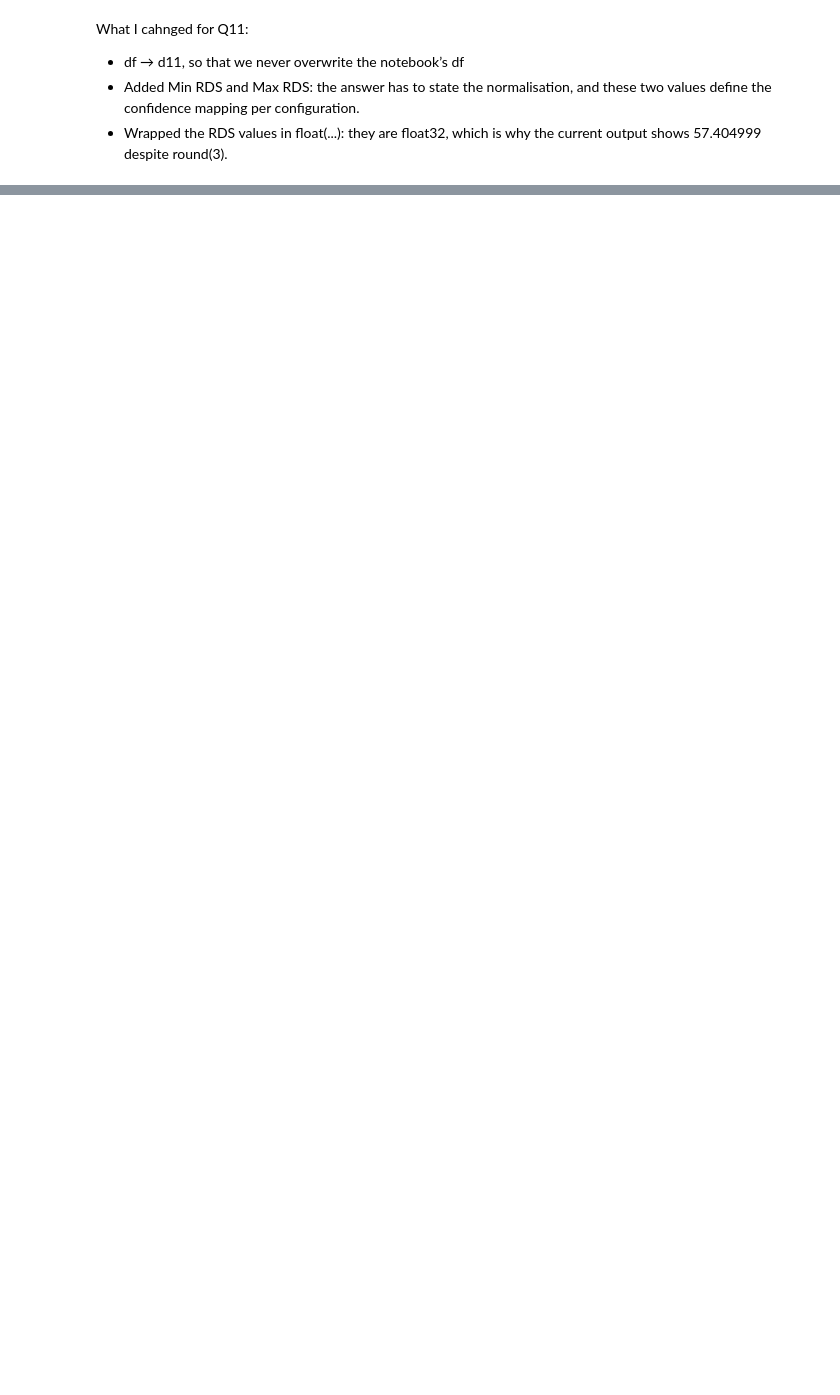
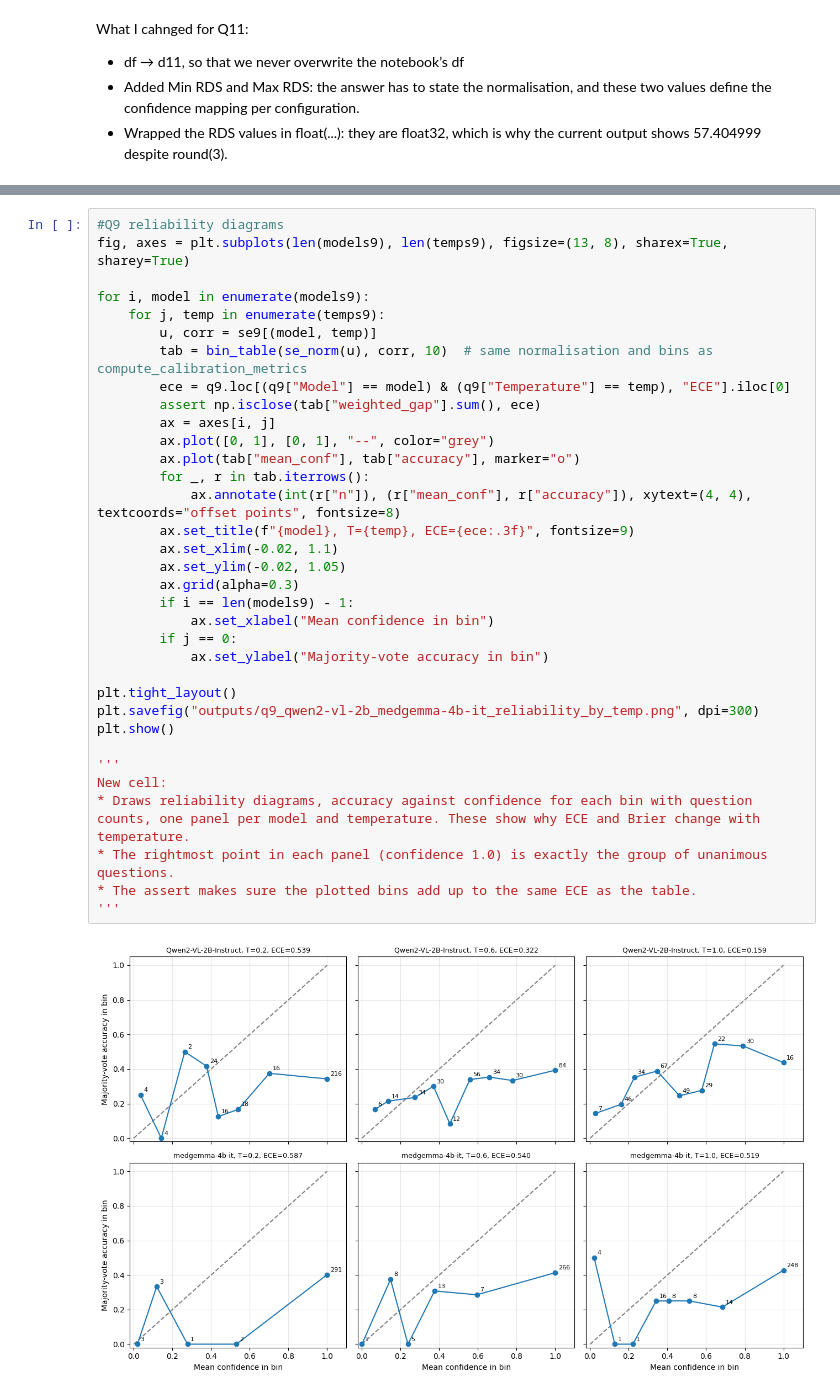
Before and after one commit to GeorgiosMavrakis/introduction-to-github, a Jupyter notebook: V&L_Practicum_Uncertainty.ipynb, the cells around one changed output, grey strips where cells are left out. Saved outputs shown, nothing was run; the diff lists cells and outputs as text; blank space fills up the shorter version.

Commit message:
Created using Colab Adjusting questions 9

```diff
--- a/V&L_Practicum_Uncertainty.ipynb
+++ b/V&L_Practicum_Uncertainty.ipynb
@@ -1690,0 +1791,36 @@ What I cahnged for Q11:
+# %%
+#Q9 reliability diagrams
+fig, axes = plt.subplots(len(models9), len(temps9), figsize=(13, 8), sharex=True, sharey=True)
+
+for i, model in enumerate(models9):
+    for j, temp in enumerate(temps9):
+        u, corr = se9[(model, temp)]
+        tab = bin_table(se_norm(u), corr, 10)  # same normalisation and bins as compute_calibration_metrics
+        ece = q9.loc[(q9["Model"] == model) & (q9["Temperature"] == temp), "ECE"].iloc[0]
+        assert np.isclose(tab["weighted_gap"].sum(), ece)
+        ax = axes[i, j]
+        ax.plot([0, 1], [0, 1], "--", color="grey")
+        ax.plot(tab["mean_conf"], tab["accuracy"], marker="o")
+        for _, r in tab.iterrows():
+            ax.annotate(int(r["n"]), (r["mean_conf"], r["accuracy"]), xytext=(4, 4), textcoords="offset points", fontsize=8)
+        ax.set_title(f"{model}, T={temp}, ECE={ece:.3f}", fontsize=9)
+        ax.set_xlim(-0.02, 1.1)
+        ax.set_ylim(-0.02, 1.05)
+        ax.grid(alpha=0.3)
+        if i == len(models9) - 1:
+            ax.set_xlabel("Mean confidence in bin")
+        if j == 0:
+            ax.set_ylabel("Majority-vote accuracy in bin")
+
+plt.tight_layout()
+plt.savefig("outputs/q9_qwen2-vl-2b_medgemma-4b-it_reliability_by_temp.png", dpi=300)
+plt.show()
+
+'''
+New cell:
+* Draws reliability diagrams, accuracy against confidence for each bin with question counts, one panel per model and temperature. These show why ECE and Brier change with temperature.
+* The rightmost point in each panel (confidence 1.0) is exactly the group of unanimous questions.
+* The assert makes sure the plotted bins add up to the same ECE as the table.
+'''
+# %% [output]
+[figure, added]
```
Also changed, not shown: parts of 4 cells of this notebook.
